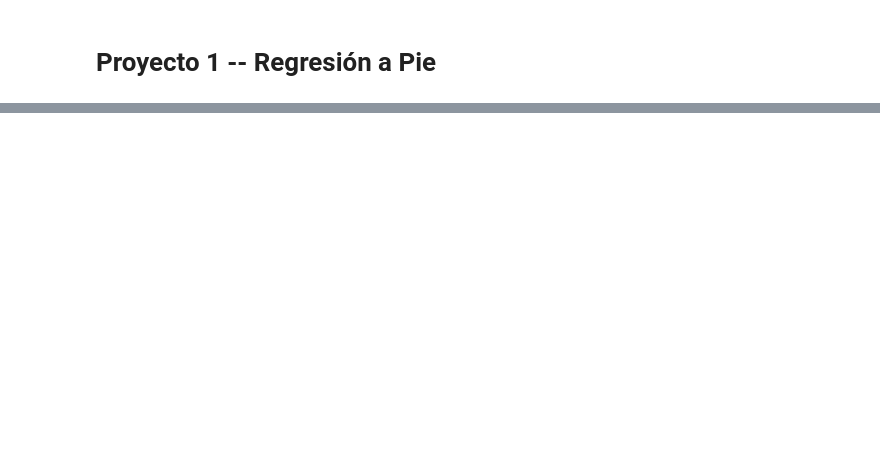
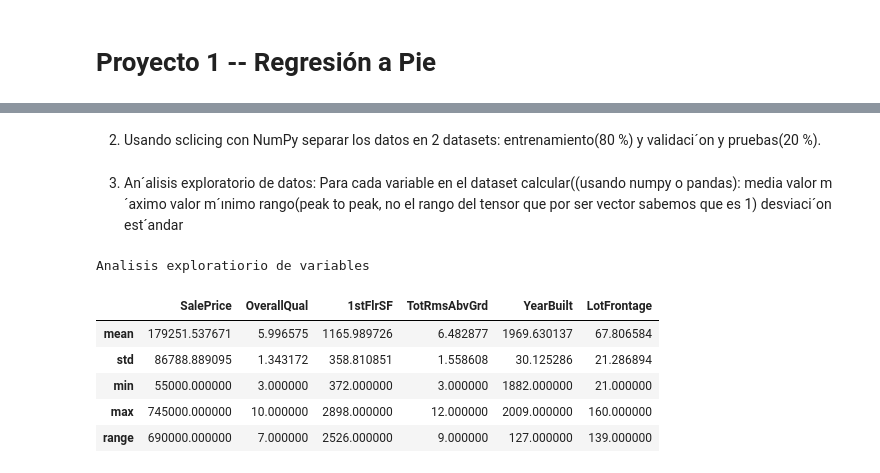
Before and after one commit to JuanjoDC/data-science-python-galileo, a Jupyter notebook: 1. Proyecto - Regresion a pie.ipynb, the cells around one changed output, grey strips where cells are left out. Drawn from its saved outputs; the diff is of its cells as text; code cells hidden in the pictures; blank space fills up the shorter version.

```diff
--- a/1. Proyecto - Regresion a pie.ipynb
+++ b/1. Proyecto - Regresion a pie.ipynb
@@ -12,0 +41,3 @@ OSError: [Errno 22] Invalid argument: 'https://drive.google.com/file/d/1Y5vA7xxk
+# %% [markdown]
+2. Usando sclicing con NumPy separar los datos en 2 datasets: entrenamiento(80 %) y validaci´on
+y pruebas(20 %).
@@ -12,0 +46,21 @@ OSError: [Errno 22] Invalid argument: 'https://drive.google.com/file/d/1Y5vA7xxk
+# %% [markdown]
+3. An´alisis exploratorio de datos: Para cada variable en el dataset calcular((usando numpy o
+pandas):
+media
+valor m´aximo
+valor m´ınimo
+rango(peak to peak, no el rango del tensor que por ser vector sabemos que es 1)
+desviaci´on est´andar
+# %%
+exploratory = train.describe().loc[['mean', 'std', 'min', 'max']]
+exploratory.loc['range'] = exploratory.loc['max'] - exploratory.loc['min']
+print('Analisis exploratiorio de variables')
+exploratory
+# %% [output]
+Analisis exploratiorio de variables
+|  | SalePrice | OverallQual | 1stFlrSF | TotRmsAbvGrd | YearBuilt | LotFrontage |
+| mean | 179251.537671 | 5.996575 | 1165.989726 | 6.482877 | 1969.630137 | 67.806584 |
+| std | 86788.889095 | 1.343172 | 358.810851 | 1.558608 | 30.125286 | 21.286894 |
+| min | 55000.000000 | 3.000000 | 372.000000 | 3.000000 | 1882.000000 | 21.000000 |
+| max | 745000.000000 | 10.000000 | 2898.000000 | 12.000000 | 2009.000000 | 160.000000 |
+| range | 690000.000000 | 7.000000 | 2526.000000 | 9.000000 | 127.000000 | 139.000000 |
```
Also changed, not shown: parts of 9 cells of this notebook.
